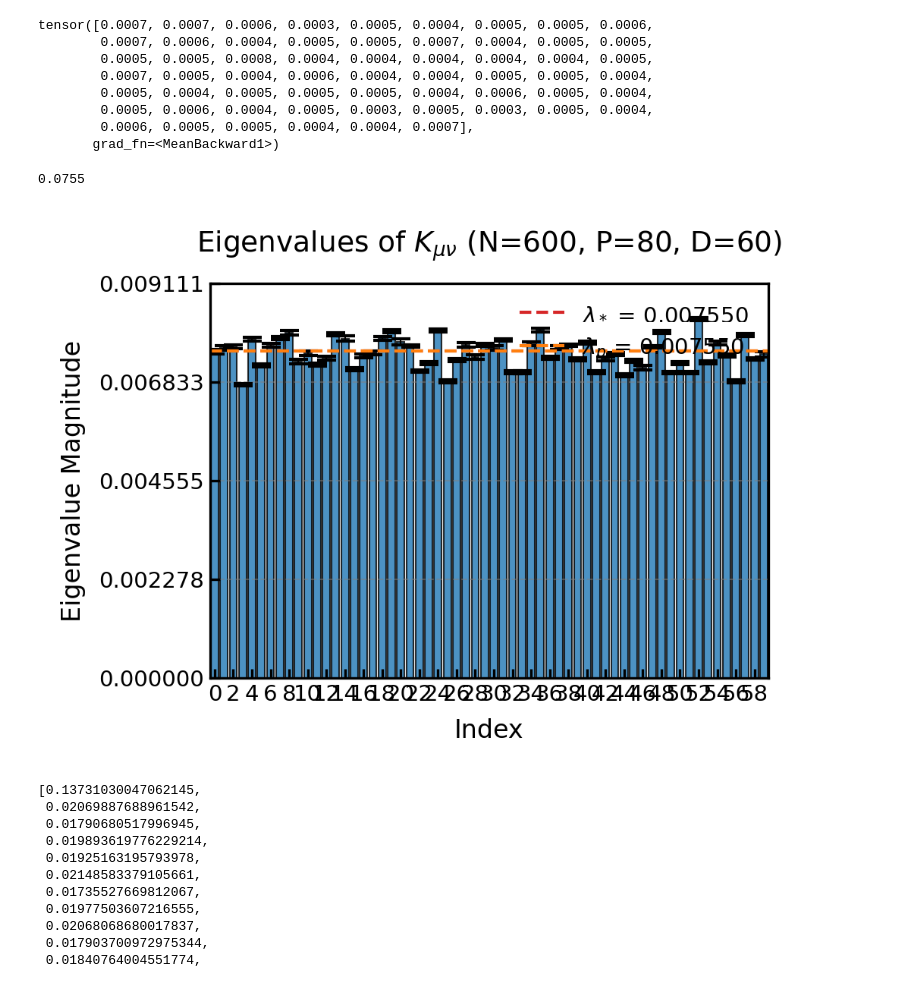
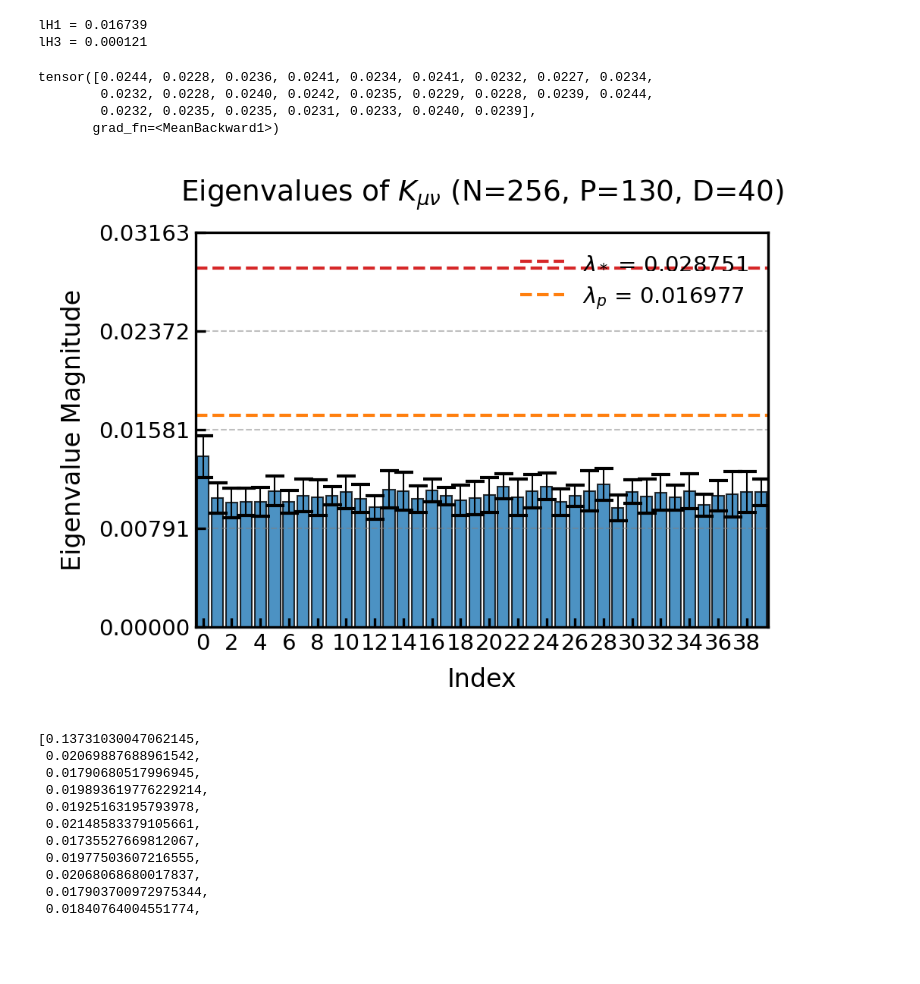
Before and after one commit to theideasmith/FCNX-Ensembling, a Jupyter notebook: scripts/Erf_Cubic_Analysis.ipynb, the cells around one changed output. Cells and saved outputs as stored; diff of their text form; code cells hidden in the pictures; blank space fills up the shorter version.

```diff
--- a/scripts/Erf_Cubic_Analysis.ipynb
+++ b/scripts/Erf_Cubic_Analysis.ipynb
@@ -14,10 +14,10 @@ from FCN3Network import FCN3NetworkEnsembleErf
 device = 'cuda:1'
 
 # 2. Generate Data
-input_size = 60
-hidden_size = 600
+input_size = 40
+hidden_size = 256
 output_size = 1
-num_samples = 80
+num_samples = 130
 epochs = 8_000_000 # You might increase this with a decaying LR
 
 k = 1.0
@@ -25,7 +25,7 @@ t = 2 * k # Temperature for Langevin (currently unused in pure GD, but defined)
 
 # --- Learning Rate Schedule Parameters ---
 import math as mt
-ens = 100
+ens = 10
 T = 800_000
 lrA = 1e-8 / num_samples
 lrB = (1.0 / 3) * lrA / num_samples
@@ -65,5 +67,7 @@ model = FCN3NetworkEnsembleErf(input_size, hidden_size, hidden_size,
                                 num_samples,
                                  ens=ens,
                                  weight_initialization_variance=(1/input_size, 1.0/hidden_size, 1.0/(hidden_size**2))).to(device)
-file = '/home/akiva/exp/fcn3erf/erf_cubic_P_80_D_60_N_600_epochs_2000000_lrA_1.25e-08_time_20251016_124327'
-file = '/home/akiva/exp/fcn3erf/erf_cubic_P_80_D_60_N_600_epochs_2000000_lrA_1.25e-09_time_20251020_102413'
+
+file = '/home/akiva/exp/fcn3erf/erf_cubic_P_30_D_25_N_250_epochs_150000000_lrA_3.33e-08_time_20251026_123729'
+file = '/home/akiva/exp/fcn3erf/erf_cubic_P_130_D_25_N_250_epochs_2000000_lrA_7.69e-11_time_20251029_120218'
+file = '/home/akiva/exp/fcn3erf/erf_cubic_P_1600_D_40_N_256_epochs_40000000_lrA_6.25e-11_time_20251030_174053/'
@@ -262,9 +266,9 @@ np.var((predicted_Y-y_tru)**2)
 # %%
 torch.manual_seed(DATA_SEED)
-P_inf = 1000
+P_inf = 5000
 X_inf = torch.randn((P_inf, input_size), dtype=torch.float64, device=device)
-Y_inf = X_inf
-Y1_inf = X_inf
-Y3_inf = X_inf**3 -3 * X_inf
-# lH, lHstd = model.H_eig(X_inf, Y1_inf, std = True)
+# Projections for eigen-analysis across d coordinates
+Y1_inf = X_inf  # He1 along each coordinate
+Y3_inf = (X_inf**3 - 3.0 * X_inf)  # He3 along each coordinate
+lH, lHstd = model.H_eig(X_inf, Y1_inf, std = True)
 lH3, lH3std = model.H_eig(X_inf, Y3_inf, std = True)
@@ -330,16 +285,16 @@ f_inf = model.h1_preactivation(X_inf)
 hh_inf_i = torch.einsum('uim,vim->uvi', f_inf, f_inf)/(hidden_size * P_inf)
 hh_inf = torch.sum(hh_inf_i, axis=2) / ens
 
-norm = torch.einsum('ij,ij->j',Y3_inf.squeeze(), Y3_inf.squeeze()) / P_inf
+norm = torch.einsum('ij,ij->j',Y1_inf.squeeze(), Y1_inf.squeeze()) / P_inf
 
-Ls_i = torch.einsum('uj,uvi,vj->ij', Y3_inf.squeeze(), hh_inf_i, Y3_inf.squeeze()) / P_inf
+Ls_i = torch.einsum('uj,uvi,vj->ij', Y1_inf.squeeze(), hh_inf_i, Y1_inf.squeeze()) / P_inf
 lsT_i = Ls_i/norm
 
-std_ls = torch.std(lsT_i, axis=0)
+std_ls = torch.std(lsT_i, axis=0).detach().cpu().numpy()
 
 
 # Large matrix projection
-Ls = torch.einsum('uj,uv,vj->j', Y3_inf.squeeze(), hh_inf, Y3_inf.squeeze()) / P_inf
+Ls = torch.einsum('uj,uv,vj->j', Y1_inf.squeeze(), hh_inf, Y1_inf.squeeze()) / P_inf
 
 
 
@@ -362,18 +335,21 @@ array([0.00072413, 0.0006819 , 0.00056677, 0.00032685, 0.00046285,
 # %%
-lH3
+
+
+lH1 = model.H_eig(X_inf, Y1_inf)
+lH3 = model.H_eig(X_inf, Y3_inf)
-# %% [output]
-tensor([0.0007, 0.0007, 0.0006, 0.0003, 0.0005, 0.0004, 0.0005, 0.0005, 0.0006,
-        0.0007, 0.0006, 0.0004, 0.0005, 0.0005, 0.0007, 0.0004, 0.0005, 0.0005,
-        0.0005, 0.0005, 0.0008, 0.0004, 0.0004, 0.0004, 0.0004, 0.0004, 0.0005,
-        0.0007, 0.0005, 0.0004, 0.0006, 0.0004, 0.0004, 0.0005, 0.0005, 0.0004,
-        0.0005, 0.0004, 0.0005, 0.0005, 0.0005, 0.0004, 0.0006, 0.0005, 0.0004,
-        0.0005, 0.0006, 0.0004, 0.0005, 0.0003, 0.0005, 0.0003, 0.0005, 0.0004,
-        0.0006, 0.0005, 0.0005, 0.0004, 0.0004, 0.0007],
-       grad_fn=<MeanBackward1>)
 # %%
-755e-4
+print(f"lH1 = {lH.mean():.6f}")
+print(f"lH3 = {lH3.mean():.6f}")
 # %% [output]
-0.0755
+lH1 = 0.016739
+lH3 = 0.000121
+# %%
+lHstd
+# %% [output]
+tensor([0.0244, 0.0228, 0.0236, 0.0241, 0.0234, 0.0241, 0.0232, 0.0227, 0.0234,
+        0.0232, 0.0228, 0.0240, 0.0242, 0.0235, 0.0229, 0.0228, 0.0239, 0.0244,
+        0.0232, 0.0235, 0.0235, 0.0231, 0.0233, 0.0240, 0.0239],
+       grad_fn=<MeanBackward1>)
 # %%
 import numpy as np
 import matplotlib.pyplot as plt
@@ -383,16 +359,15 @@ import matplotlib.pyplot as plt
 # lsT_arr = np.array(lH.detach().cpu().numpy())
 # std_ls_arr = np.array(std_ls.detach().cpu().numpy())
 # hidden_size, num_samples, input_size, ltarg, l_GP are defined
-l_GP = 7.55e-3
-ltarg = 7.55e-3
-
+l_GP =  0.016976534383041655
+ltarg = 0.028750711962844334
 import matplotlib.pyplot as plt
 import matplotlib.font_manager as fm
 
 # Assume all variables are defined as in the original code:
-x = range(len(lH1))
-lsT_arr = np.array(lH1.detach().cpu().numpy())
-std_ls_arr = np.array(std_ls.detach().cpu().numpy())
+x = range(len(lsT))
+lsT_arr = np.array(lsT)
+std_ls_arr = np.array(std_ls)
 # hidden_size, num_samples, input_size, ltarg, l_GP are defined
 
 # Set Nature-style figure parameters
@@ -430,34 +405,34 @@ ax.set_ylabel('Eigenvalue Magnitude', fontsize=8)
 ax.set_title(f'Eigenvalues of $K_{{\\mu\\nu}}$ (N={hidden_size}, P={num_samples}, D={input_size})',
              fontsize=9, pad=10)
 
 # Set axis limits
 Ymax = max(lsT_arr.max(), ltarg, l_GP) * 1.1  # 10% above max for headroom
 ax.set_ylim(0, Ymax)
 ax.set_xlim(-0.5, len(x) - 0.5)  # Tight x-axis limits
 ax.set_xticks(x[::2])  # Every other tick to avoid clutter
 ax.set_yticks(np.linspace(0, Ymax, 5))  # 5 evenly spaced y-ticks
 
 # Customize ticks and spines
 ax.tick_params(axis='both', labelsize=7, pad=2)
 for spine in ax.spines.values():
     spine.set_linewidth(0.8)
 
 # Add grid
 ax.yaxis.grid(True, linestyle='--', linewidth=0.5, color='gray', alpha=0.5)
 
 # Add legend
 ax.legend(fontsize=7, loc='upper right', frameon=False)
 
 # Tight layout to prevent clipping
 plt.tight_layout()
 
 # Save as high-resolution PDF for publication
 plt.savefig('eigenvalues_plot.pdf', format='pdf', dpi=300, bbox_inches='tight')
 
 # Show plot
 plt.show()
 # %% [output]
-[figure, old version]
+[figure, new version]
 # %%
 lsT.tolist() + [.419]
 # %% [output]
```
Also changed, not shown: parts of 25 cells of this notebook, 15 other files.
